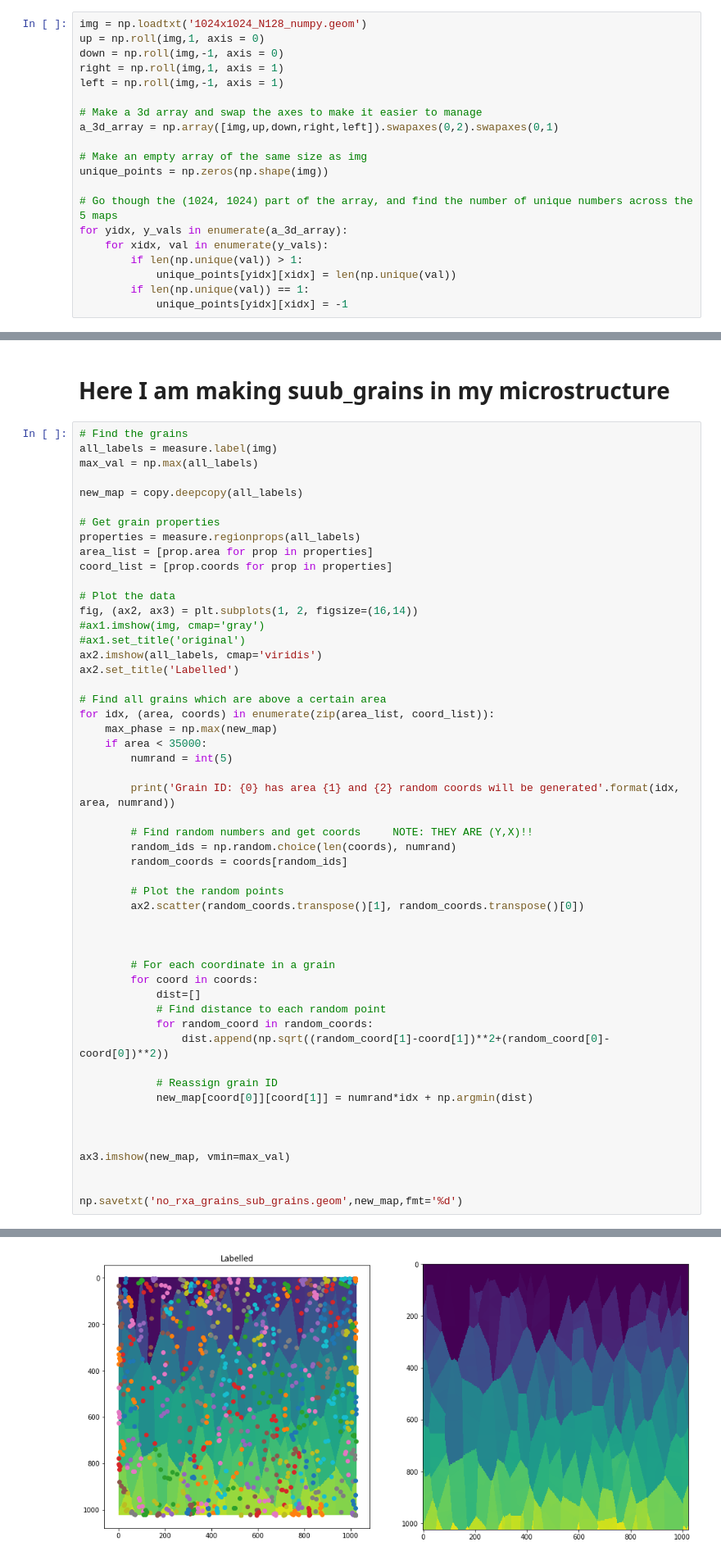
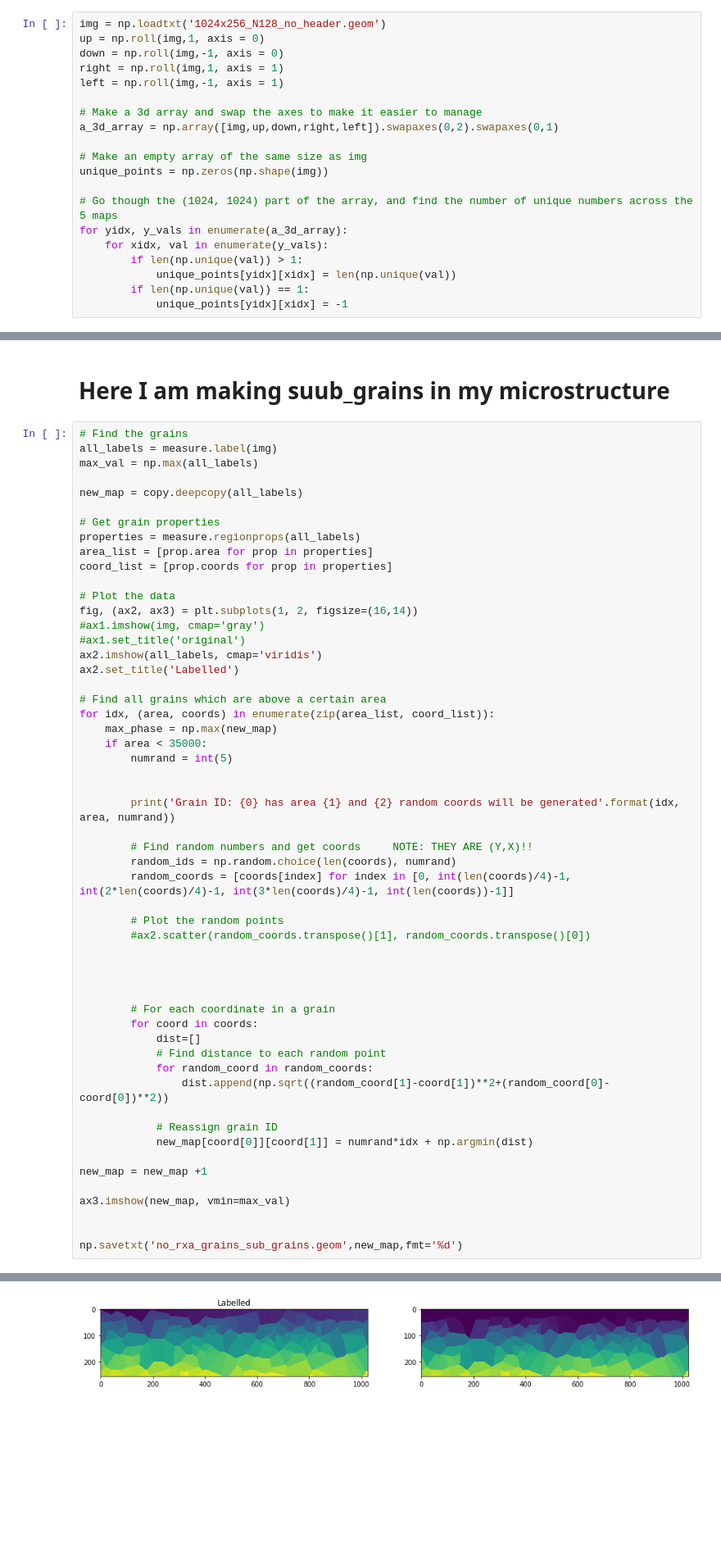
Before and after one commit to miamaric12/Geom_gb_coordinates, a Jupyter notebook: Triple Junction_subgrain.ipynb, the cells around one changed output, grey strips where cells are left out. Shown at 82% size. Cells and saved outputs as stored; diff of their text form; blank space fills up the shorter version.

```diff
--- a/Triple Junction_subgrain.ipynb
+++ b/Triple Junction_subgrain.ipynb
@@ -23,7 +23,7 @@ If not the same load the coordinates into a text file
 # %% [markdown]
 # Here we are differentiating between tripple junctions and gbs
 # %%
-img = np.loadtxt('1024x1024_N128_numpy.geom')
+img = np.loadtxt('1024x256_N128_no_header.geom')
 up = np.roll(img,1, axis = 0)
 down = np.roll(img,-1, axis = 0)
 right = np.roll(img,1, axis = 1)
@@ -82,14 +82,16 @@ for idx, (area, coords) in enumerate(zip(area_list, coord_list)):
     if area < 35000:
         numrand = int(5)
 
+
         print('Grain ID: {0} has area {1} and {2} random coords will be generated'.format(idx, area, numrand))
 
         # Find random numbers and get coords     NOTE: THEY ARE (Y,X)!!
         random_ids = np.random.choice(len(coords), numrand)
-        random_coords = coords[random_ids]
+        random_coords = [coords[index] for index in [0, int(len(coords)/4)-1, int(2*len(coords)/4)-1, int(3*len(coords)/4)-1, int(len(coords))-1]]
 
         # Plot the random points
-        ax2.scatter(random_coords.transpose()[1], random_coords.transpose()[0])
+        #ax2.scatter(random_coords.transpose()[1], random_coords.transpose()[0])
+
 
 
 
@@ -103,7 +105,7 @@ for idx, (area, coords) in enumerate(zip(area_list, coord_list)):
             # Reassign grain ID
             new_map[coord[0]][coord[1]] = numrand*idx + np.argmin(dist)
 
-
+new_map = new_map +1
 
 ax3.imshow(new_map, vmin=max_val)
 
@@ -130 +132 @@ Grain ID: 168 has area 4 and 5 random coords will be generated
-[figure, old version]
+[figure, new version]
```
Also changed, not shown: parts of 6 cells of this notebook.
